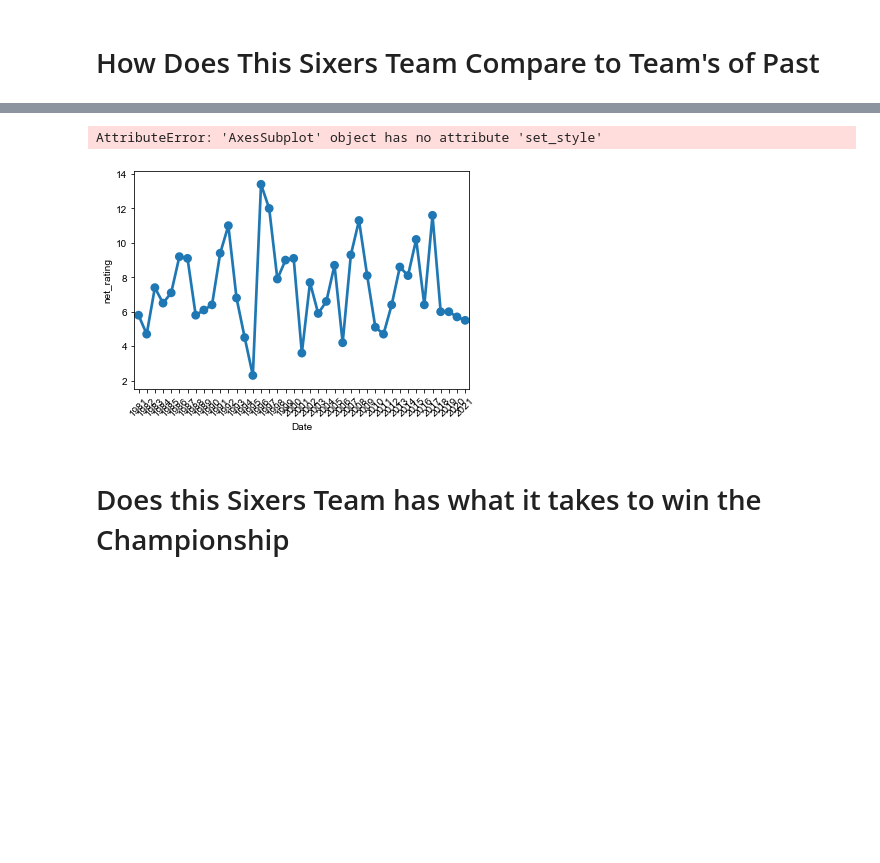
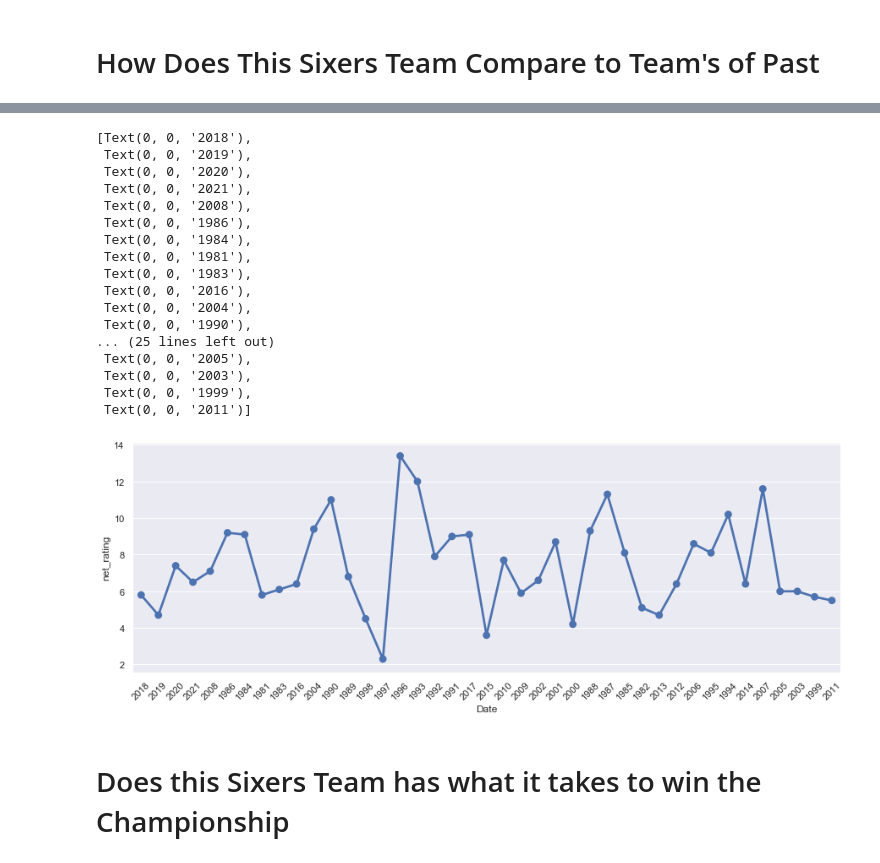
Before and after one commit to mhartz25/sixers_2021_playoffs, a Jupyter notebook: analysis.ipynb, the cells around one changed output, grey strips where cells are left out. Cells and saved outputs as stored; diff of their text form; code cells hidden in the pictures; blank space fills up the shorter version.

```diff
--- a/analysis.ipynb
+++ b/analysis.ipynb
@@ -248,13 +269,20 @@ teams['Playoffs'].fillna('Did not make Playoffs', inplace=True)
 #Dummy column for champs
 teams['champs'] = teams['Playoffs'].apply(lambda row: 1 if row=='Won Finals' else 0)
 
+teams['21 Sixers'] = 0
+teams.at[6, '21 Sixers'] = 1
+
 
 teams['champs_and_sixers'] = 0
 
 teams['champs_and_sixers'] = teams['Playoffs'].apply(lambda row: 1 if row=='Won Finals' else 0)
 
+teams['finals_contenders'] = teams['Playoffs'].apply(lambda row: 1 if row in('Won Finals', 'Lost Finals') else 0)
+
 teams.at[6,'champs_and_sixers']= 1
 
+teams.at[6,'finals_contenders']= 1
+
 teams.head(10)
 # %% [output]
 |  | Season | Lg | Team | W | L | W/L% | Finish | SRS | Pace | Rel Pace | ... | ... |
@@ -281,12 +316,28 @@ sns.pointplot(x='Date', y='net_rating', data=sixers_df)
 # %%
+finals_contenders = teams[(teams.finals_contenders==1)&(teams.Date>1980)]
 champs_and_sixers = teams[(teams.champs_and_sixers==1)&(teams.Date>1980)]
 
-g3=sns.pointplot(x='Date', y='net_rating', data=champs_and_sixers)
-sns.set(rc={'figure.figsize':(10,15)})
-plt.xticks(rotation=45)
-g3.set_style('whitegrid')
+fig, ax =plt.subplots(1,1, sharex=True, figsize=(15,5))
+sns.pointplot(x='Date', y='net_rating', data=champs_and_sixers)
+ax.set_xticklabels(labels=champs_and_sixers['Date'] ,rotation = 45)
 # %% [output]
-AttributeError: 'AxesSubplot' object has no attribute 'set_style'
+[Text(0, 0, '2018'),
+ Text(0, 0, '2019'),
+ Text(0, 0, '2020'),
+ Text(0, 0, '2021'),
+ Text(0, 0, '2008'),
+ Text(0, 0, '1986'),
+ Text(0, 0, '1984'),
+ Text(0, 0, '1981'),
+ Text(0, 0, '1983'),
+ Text(0, 0, '2016'),
+ Text(0, 0, '2004'),
+ Text(0, 0, '1990'),
+... (25 lines left out)
+ Text(0, 0, '2005'),
+ Text(0, 0, '2003'),
+ Text(0, 0, '1999'),
+ Text(0, 0, '2011')]
-[figure, old version]
+[figure, new version]
 # %% [markdown]
 # Does this Sixers Team has what it takes to win the Championship
```
Also changed, not shown: parts of 24 cells of this notebook.
